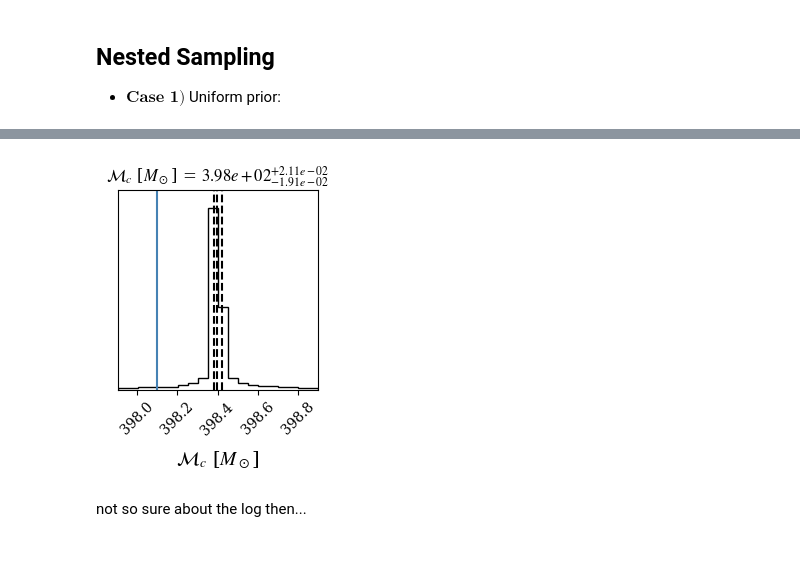
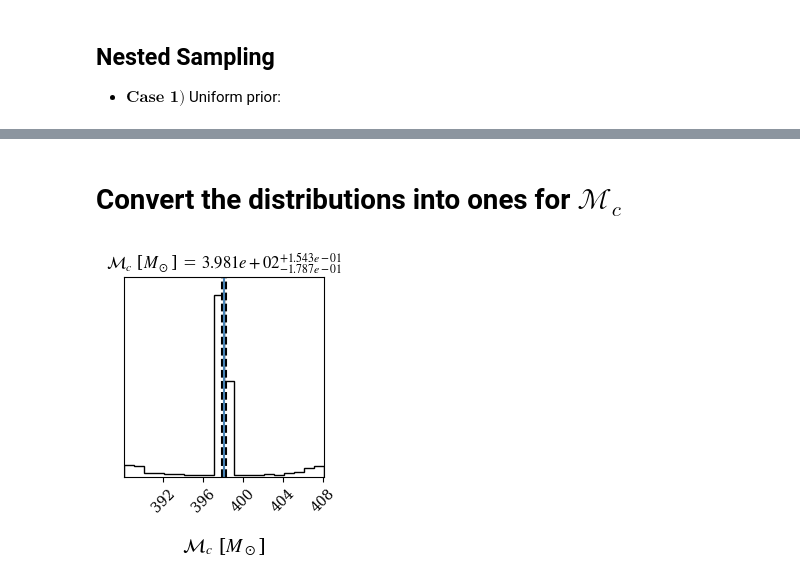
Before and after one commit to nicolegrillo/BinaryEvolution, a Jupyter notebook: stats_analysis/Test_on_CHIRP-MASS.ipynb, the cells around one changed output, grey strips where cells are left out. Drawn from its saved outputs; the diff is of its cells as text; code cells hidden in the pictures; blank space fills up the shorter version.

```diff
--- a/stats_analysis/Test_on_CHIRP-MASS.ipynb
+++ b/stats_analysis/Test_on_CHIRP-MASS.ipynb
@@ -510,22 +491,23 @@ plt.show()
-# %%
-samples_log = 10**(results_1d_log.samples + np.log10(true_value - 1/5 * MSUN))/MSUN # * np.array([MSUN])
-
-# Your labels and quantiles
-labels = [r"$\mathcal{M}_c$ [$M_\odot$]"]
-
-# Create the corner plot with adjusted samples
-fig = corner.corner(
-    samples_log,
-    labels=labels,
-    quantiles=[0.16, 0.5, 0.84],
-    truths=true_value/MSUN,
-    show_titles=True,
-    title_fmt=".2e",
-    title_kwargs={"fontsize": 12}
-)
-
-plt.show()
-# %% [output]
-[figure, removed]
-# %% [markdown]
-not so sure about the log then...
+# %% [markdown]
+# Convert the distributions into ones for $\mathcal{M}_c$
+# %%
+samples = (results_1d.samples * np.array([MSUN]) + np.array([true_value]))/MSUN
+
+# Your labels and quantiles
+labels = [r"$\mathcal{M}_c$ [$M_\odot$]"]
+
+# Create the corner plot with adjusted samples
+fig = corner.corner(
+    samples,
+    labels=labels,
+    quantiles=[0.16, 0.5, 0.84],
+    truths=true_value/MSUN,
+    show_titles=True,
+    title_fmt=".3e",
+    title_kwargs={"fontsize": 12},
+    span = [(-1,1)]
+)
+
+plt.show()
+# %% [output]
+[figure, added]
```
Also changed, not shown: parts of 13 cells of this notebook.
